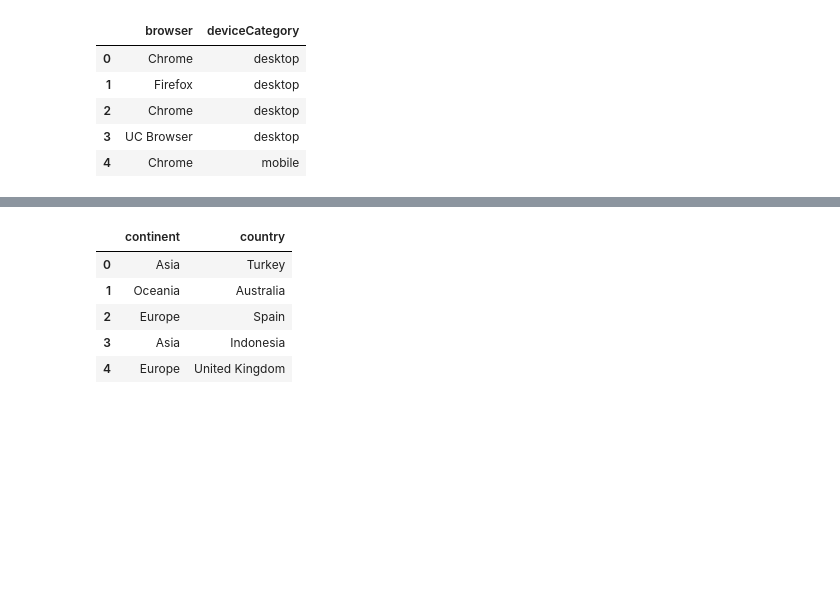
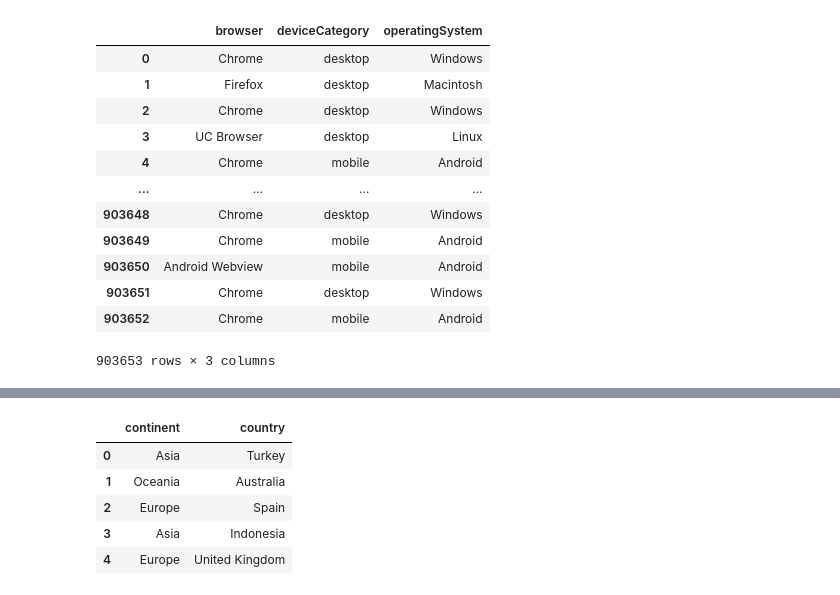
Before and after one commit to DIB-PP/-, a Jupyter notebook: GA4(박상엽).ipynb, the cells around one changed output, grey strips where cells are left out. Cells and saved outputs as stored; diff of their text form; code cells hidden in the pictures; blank space fills up the shorter version.

```diff
--- a/GA4(박상엽).ipynb
+++ b/GA4(박상엽).ipynb
@@ -42,15 +41,22 @@ device_df.head()
 | 3 | UC Browser | not available in demo dataset | not available in demo dataset | Linux | not available in demo dataset | False | ... |
 | 4 | Chrome | not available in demo dataset | not available in demo dataset | Android | not available in demo dataset | True | ... |
 # %%
-device_df = device_df[['browser', 'deviceCategory']]
+device_df = device_df[['browser', 'deviceCategory', 'operatingSystem']]
 device_df
 # %% [output]
-|  | browser | deviceCategory |
-| 0 | Chrome | desktop |
-| 1 | Firefox | desktop |
-| 2 | Chrome | desktop |
-| 3 | UC Browser | desktop |
-| 4 | Chrome | mobile |
+|  | browser | deviceCategory | operatingSystem |
+| 0 | Chrome | desktop | Windows |
+| 1 | Firefox | desktop | Macintosh |
+| 2 | Chrome | desktop | Windows |
+| 3 | UC Browser | desktop | Linux |
+| 4 | Chrome | mobile | Android |
+| ... | ... | ... | ... |
+| 903648 | Chrome | desktop | Windows |
+| 903649 | Chrome | mobile | Android |
+| 903650 | Android Webview | mobile | Android |
+| 903651 | Chrome | desktop | Windows |
+| 903652 | Chrome | mobile | Android |
+903653 rows × 3 columns
 # %%
 #geoNetwork 칼럼 내 json 데이터 추출
 geoNetwork_df = json_normalize(df['geoNetwork'].apply(json.loads))
```
Also changed, not shown: parts of 10 cells of this notebook.
